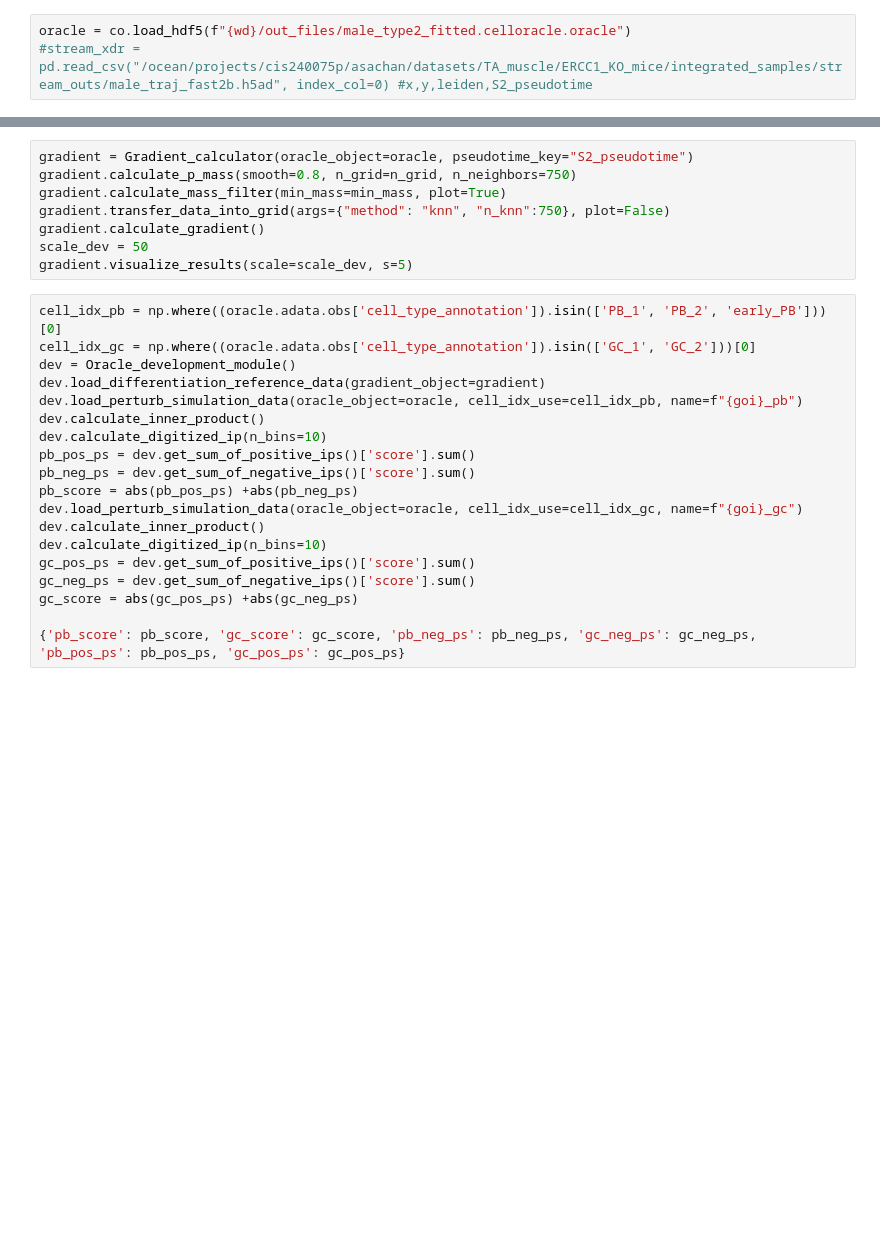
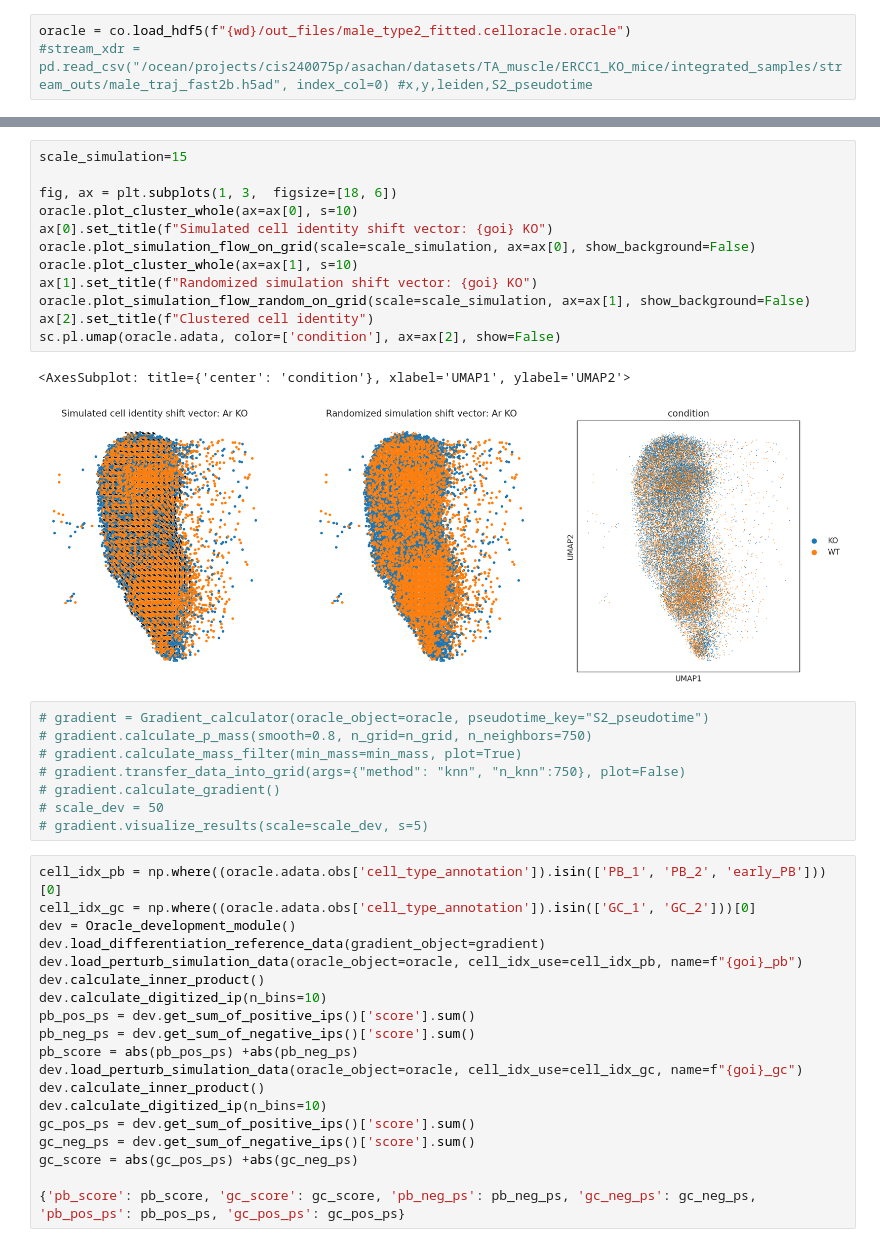
Before and after one commit to sachha-naksha/TA_muscle_ageing, a Jupyter notebook: py_scripts/grn_inference/4_TF_KO_sim.ipynb, the cells around one changed output, grey strips where cells are left out. Saved outputs shown, nothing was run; the diff lists cells and outputs as text; blank space fills up the shorter version.

```diff
--- a/py_scripts/grn_inference/4_TF_KO_sim.ipynb
+++ b/py_scripts/grn_inference/4_TF_KO_sim.ipynb
@@ -197,11 +178,26 @@ sc.pl.umap(oracle.adata, color=['leiden'], ax=ax[2], show=False)
+# %%
+scale_simulation=15
+
+fig, ax = plt.subplots(1, 3,  figsize=[18, 6])
+oracle.plot_cluster_whole(ax=ax[0], s=10)
+ax[0].set_title(f"Simulated cell identity shift vector: {goi} KO")
+oracle.plot_simulation_flow_on_grid(scale=scale_simulation, ax=ax[0], show_background=False)
+oracle.plot_cluster_whole(ax=ax[1], s=10)
+ax[1].set_title(f"Randomized simulation shift vector: {goi} KO")
+oracle.plot_simulation_flow_random_on_grid(scale=scale_simulation, ax=ax[1], show_background=False)
+ax[2].set_title(f"Clustered cell identity")
+sc.pl.umap(oracle.adata, color=['condition'], ax=ax[2], show=False)
+# %% [output]
+<AxesSubplot: title={'center': 'condition'}, xlabel='UMAP1', ylabel='UMAP2'>
+[figure, added]
 # %%
-gradient = Gradient_calculator(oracle_object=oracle, pseudotime_key="S2_pseudotime")
-gradient.calculate_p_mass(smooth=0.8, n_grid=n_grid, n_neighbors=750)
-gradient.calculate_mass_filter(min_mass=min_mass, plot=True)
-gradient.transfer_data_into_grid(args={"method": "knn", "n_knn":750}, plot=False)
-gradient.calculate_gradient()
-scale_dev = 50
-gradient.visualize_results(scale=scale_dev, s=5)
+# gradient = Gradient_calculator(oracle_object=oracle, pseudotime_key="S2_pseudotime")
+# gradient.calculate_p_mass(smooth=0.8, n_grid=n_grid, n_neighbors=750)
+# gradient.calculate_mass_filter(min_mass=min_mass, plot=True)
+# gradient.transfer_data_into_grid(args={"method": "knn", "n_knn":750}, plot=False)
+# gradient.calculate_gradient()
+# scale_dev = 50
+# gradient.visualize_results(scale=scale_dev, s=5)
 # %%
 cell_idx_pb = np.where((oracle.adata.obs['cell_type_annotation']).isin(['PB_1', 'PB_2', 'early_PB']))[0]
 cell_idx_gc = np.where((oracle.adata.obs['cell_type_annotation']).isin(['GC_1', 'GC_2']))[0]
```
Also changed, not shown: parts of 11 cells of this notebook, 1 other file.
